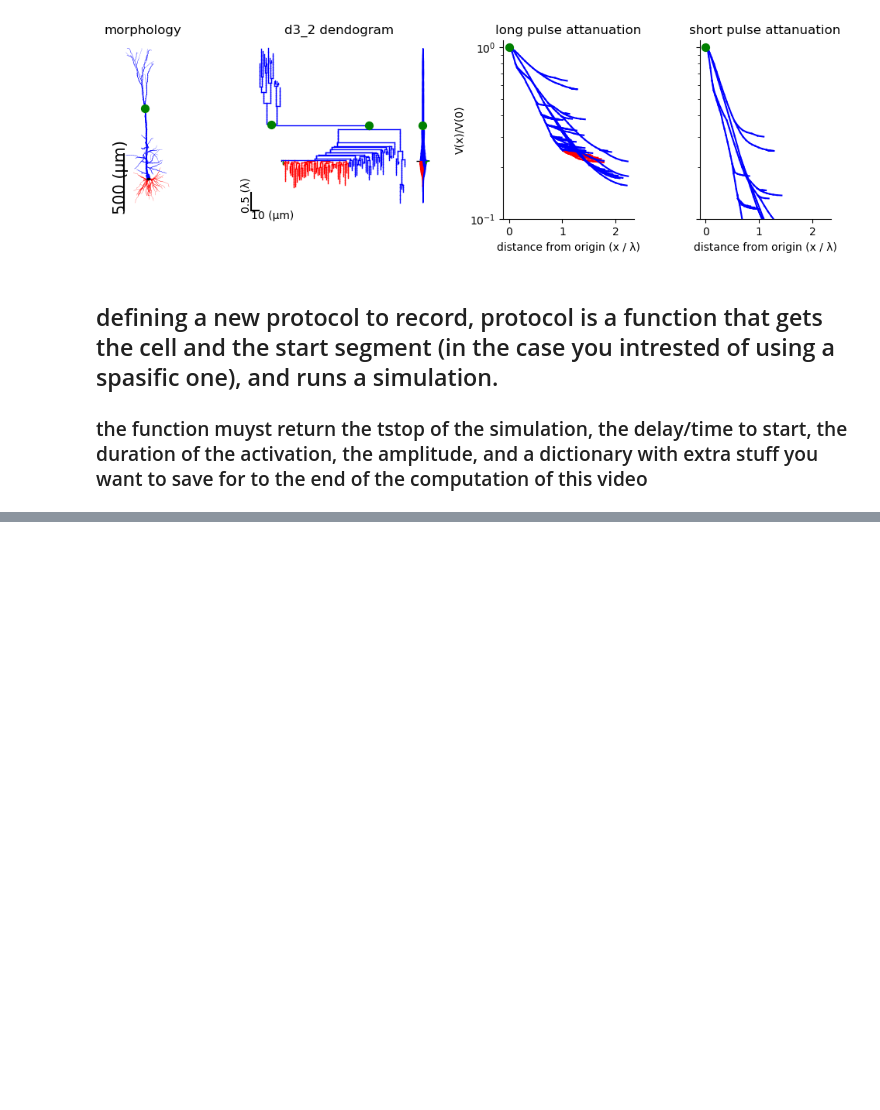
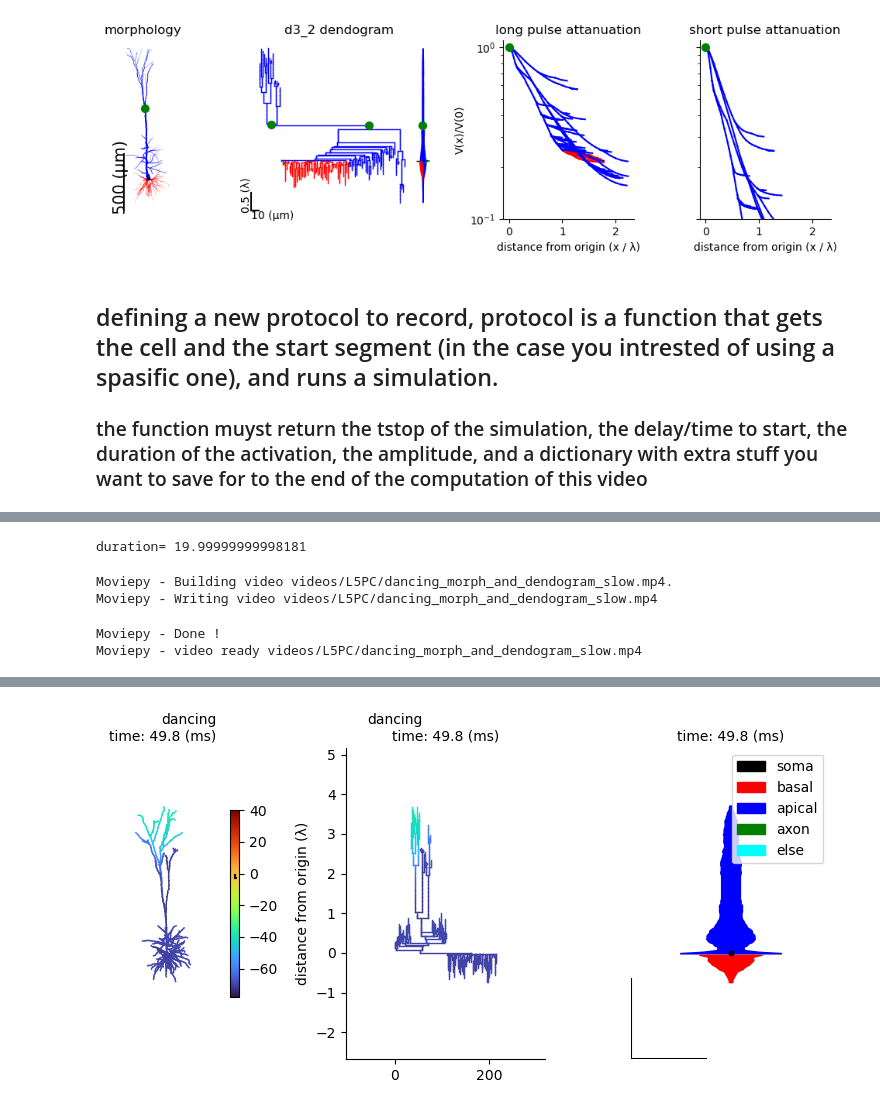
Before and after one commit to YoniLeibner/Neuron_analysis_tool, a Jupyter notebook: Neuron_analysis_tool/example-L5pc.ipynb, the cells around one changed output, grey strips where cells are left out. Drawn from its saved outputs; the diff is of its cells as text; code cells hidden in the pictures; blank space fills up the shorter version.

```diff
--- a/Neuron_analysis_tool/example-L5pc.ipynb
+++ b/Neuron_analysis_tool/example-L5pc.ipynb
@@ -160,0 +192,34 @@ Moviepy - video ready __temp__.mp4
+# %%
+records2, extra2 = analyser.record_protocol(protocol=Ca_spike_protocol2, record_names=['v', 'gCa_LVAst_Ca_LVAst'], compute_more_condunctances=True)
+# %%
+more_conductances_ = extra2['more_conductances']
+
+fig, ax = plt.subplots(1,3, figsize=(8,4))
+soma_seg = list(analyser.cell.soma[0])[0]
+
+plot_kwargs = [
+    dict(ax=ax[0], seg = soma_seg, records=records2.all_records['v'], electrical=True, plot_type='morph',
+         plot_color_bar=True, theta=270, dancing=True, more_conductances_=more_conductances_),
+    dict(ax=ax[1], seg = soma_seg, records=records2.all_records['v'], electrical=True, plot_type='dendogram',
+         plot_color_bar=False, dancing=True, more_conductances_=more_conductances_),
+    dict(ax=ax[2], seg = soma_seg, plot_type='cable', cable_type='d3_2',
+         factor_e_space=25, records=records.all_records['v'], more_conductances_=more_conductances_, scales=dict(x=10, y=2)),
+              ]
+f = lambda: plt.tight_layout()
+slow_down_factor=400
+videos_folder = 'videos/L5PC/'
+video_name = 'dancing_morph_and_dendogram_slow.mp4'
+os.makedirs(videos_folder, exist_ok=True)
+analyser.save_movie_from_rec(fig=fig, slow_down_factor=slow_down_factor, plot_kwargs=plot_kwargs, f=[f],
+                             save_to=videos_folder, clip_name=video_name, fps=10,
+                             threads=16, preset='ultrafast')
+video_player(Path.cwd(), videos_folder+video_name)
+
+# animation = analyser.create_movie_from_rec(fig, slow_down_factor=slow_down_factor, plot_kwargs=plot_kwargs)
+# animation.ipython_display(fps=10, loop=True, autoplay=True, maxduration=animation.duration+10)
+# %% [output]
+duration= 19.99999999998181
+Moviepy - Building video videos/L5PC/dancing_morph_and_dendogram_slow.mp4.
+Moviepy - Writing video videos/L5PC/dancing_morph_and_dendogram_slow.mp4
+Moviepy - Done !
+Moviepy - video ready videos/L5PC/dancing_morph_and_dendogram_slow.mp4
@@ -160,0 +227 @@ Moviepy - video ready __temp__.mp4
+[figure, added]
```
Also changed, not shown: parts of 19 cells of this notebook, 54 other files.
